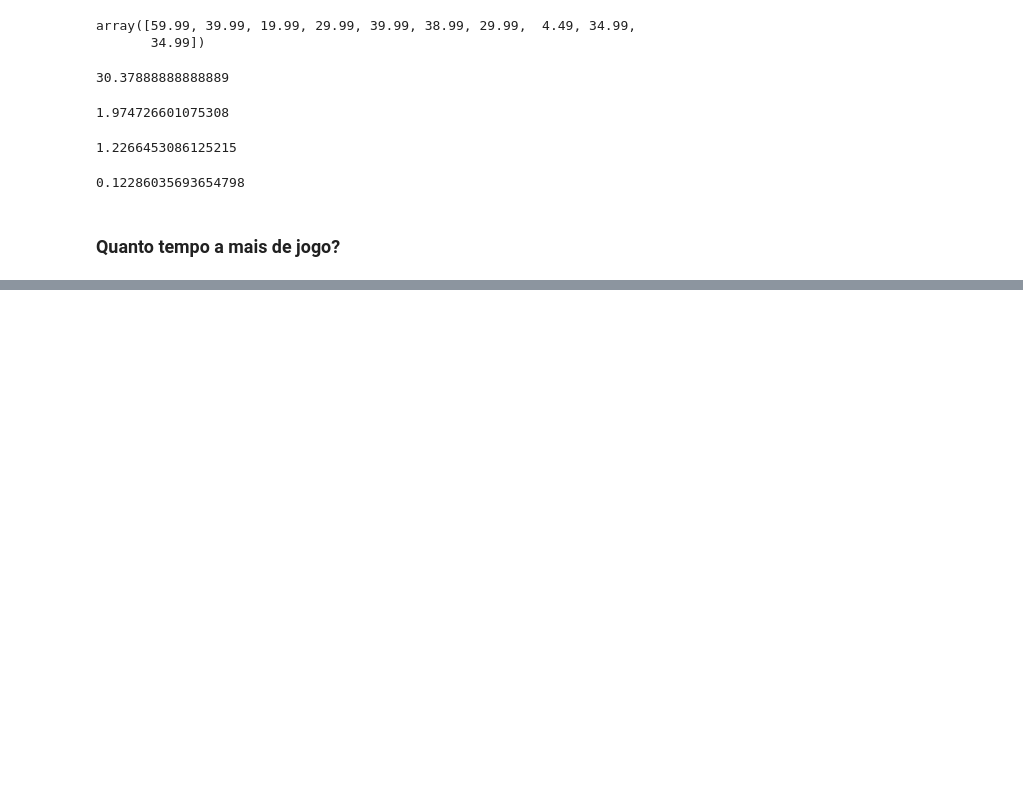
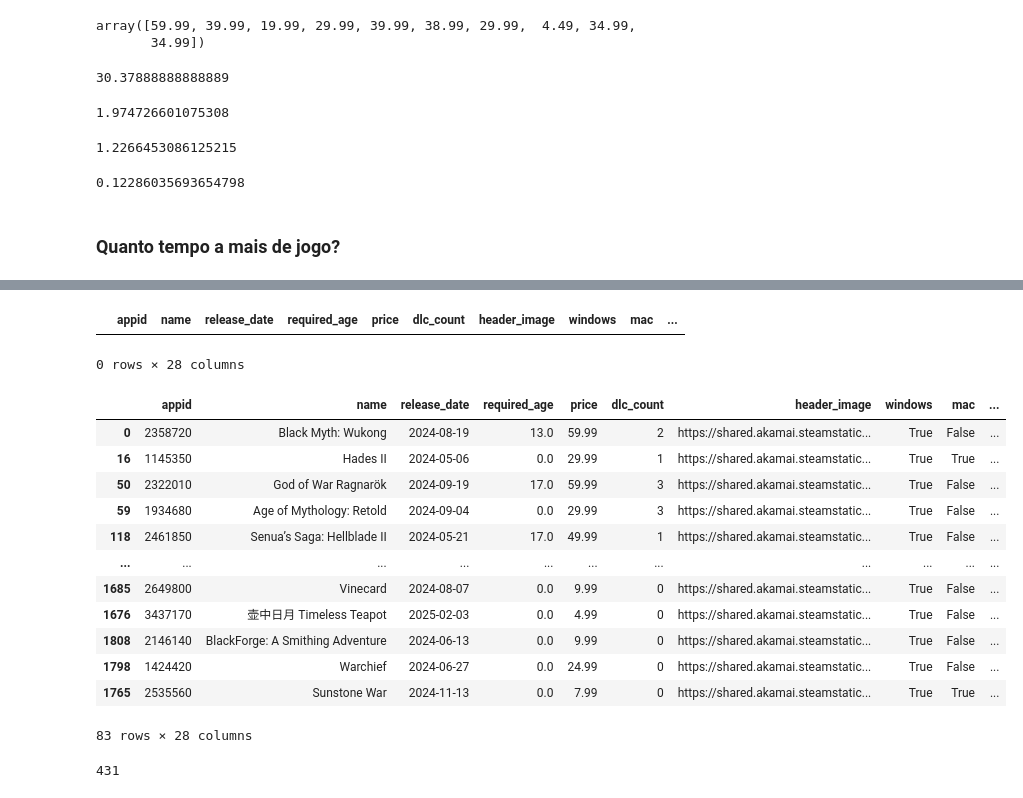
Before and after one commit to felipelapadn/Dash-Plotly-Jogos, a Jupyter notebook: notebooks/02_exploracao.ipynb, the cells around one changed output, grey strips where cells are left out. Saved outputs shown, nothing was run; the diff lists cells and outputs as text; code cells hidden in the pictures; blank space fills up the shorter version.

```diff
--- a/notebooks/02_exploracao.ipynb
+++ b/notebooks/02_exploracao.ipynb
@@ -118,0 +116,9 @@ fig.show()
+# %%
+df['plataformas'] = df.apply(
+    lambda row: '+'.join([
+        plat for plat, available in zip(['Windows', 'Mac', 'Linux'], [row['windows'], row['mac'], row['linux']])
+        if available
+    ]), axis=1
+)
+
+df[["windows", "mac", "linux", "plataformas"]].head()
@@ -118,0 +227,21 @@ fig.show()
+# %%
+df.query("'Mythology' in tags_sep")
+# %% [output]
+|  | appid | name | release_date | required_age | price | dlc_count | header_image | windows | mac | ... |
+0 rows × 28 columns
+# %%
+df[df.tags_sep.str.contains('Mythology')]
+# %% [output]
+|  | appid | name | release_date | required_age | price | dlc_count | header_image | windows | mac | ... |
+| 0 | 2358720 | Black Myth: Wukong | 2024-08-19 | 13.0 | 59.99 | 2 | https://shared.akamai.steamstatic... | True | False | ... |
+| 16 | 1145350 | Hades II | 2024-05-06 | 0.0 | 29.99 | 1 | https://shared.akamai.steamstatic... | True | True | ... |
+| 50 | 2322010 | God of War Ragnarök | 2024-09-19 | 17.0 | 59.99 | 3 | https://shared.akamai.steamstatic... | True | False | ... |
+| 59 | 1934680 | Age of Mythology: Retold | 2024-09-04 | 0.0 | 29.99 | 3 | https://shared.akamai.steamstatic... | True | False | ... |
+| 118 | 2461850 | Senua’s Saga: Hellblade II | 2024-05-21 | 17.0 | 49.99 | 1 | https://shared.akamai.steamstatic... | True | False | ... |
+| ... | ... | ... | ... | ... | ... | ... | ... | ... | ... | ... |
+| 1685 | 2649800 | Vinecard | 2024-08-07 | 0.0 | 9.99 | 0 | https://shared.akamai.steamstatic... | True | False | ... |
+| 1676 | 3437170 | 壶中日月 Timeless Teapot | 2025-02-03 | 0.0 | 4.99 | 0 | https://shared.akamai.steamstatic... | True | False | ... |
+| 1808 | 2146140 | BlackForge: A Smithing Adventure | 2024-06-13 | 0.0 | 9.99 | 0 | https://shared.akamai.steamstatic... | True | False | ... |
+| 1798 | 1424420 | Warchief | 2024-06-27 | 0.0 | 24.99 | 0 | https://shared.akamai.steamstatic... | True | False | ... |
+| 1765 | 2535560 | Sunstone War | 2024-11-13 | 0.0 | 7.99 | 0 | https://shared.akamai.steamstatic... | True | True | ... |
+83 rows × 28 columns
@@ -118,0 +256,4 @@ fig.show()
+# %%
+len(stack_genero)
+# %% [output]
+431
```
Also changed, not shown: parts of 18 cells of this notebook, 6 other files.
